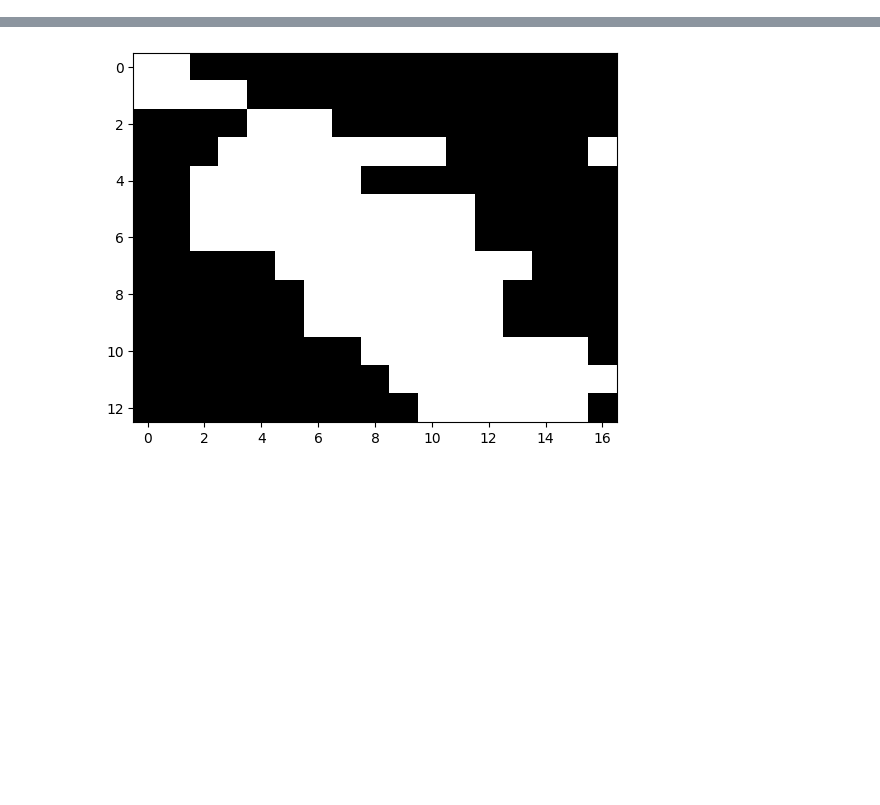
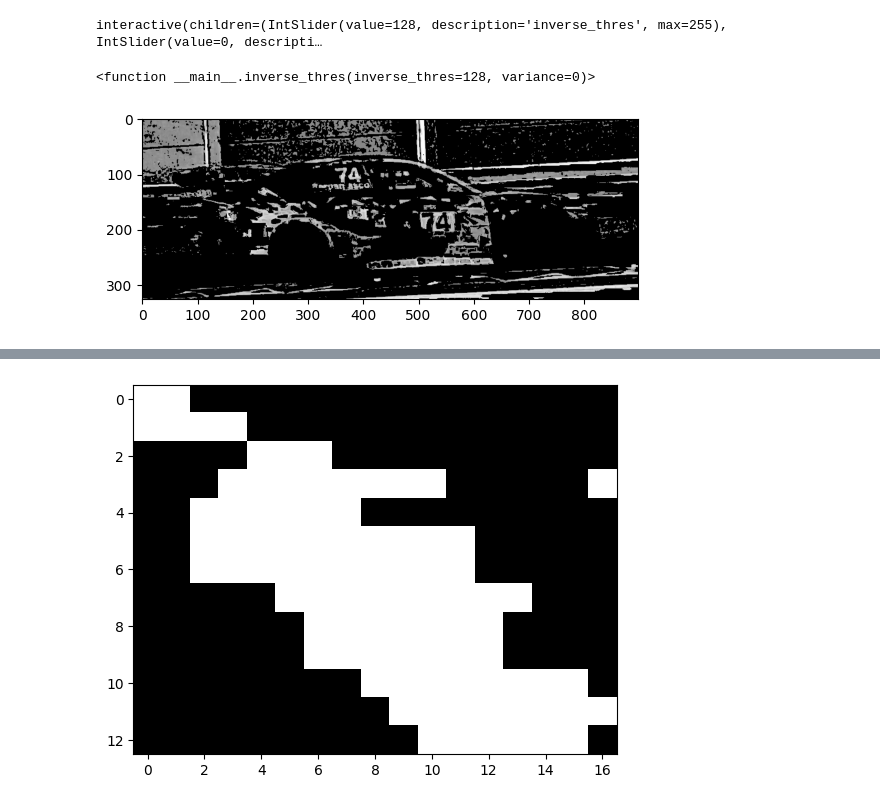
Before and after one commit to michelevantaggi02/riconoscimento_numeri, a Jupyter notebook: notebooks/adaptiveThreshold.ipynb, the cells around one changed output, grey strips where cells are left out. Saved outputs shown, nothing was run; the diff lists cells and outputs as text; code cells hidden in the pictures; blank space fills up the shorter version.

```diff
--- a/notebooks/adaptiveThreshold.ipynb
+++ b/notebooks/adaptiveThreshold.ipynb
@@ -4,4 +8,9 @@ import matplotlib.pyplot as plt
 # %%
-image_path = "D:/riconoscimento_numeri/imgs/mini/cuts/cut_27.png/0.jpg"
+image_path = "D:/riconoscimento_numeri/imgs/test_audi.png"
 
 image = cv2.imread(image_path, cv2.IMREAD_GRAYSCALE)
+
+image_color = cv2.imread(image_path, cv2.IMREAD_COLOR)
+
+print(image.ndim)
+print(type(image))
@@ -12,0 +71,33 @@ plt.imshow(image, cmap='gray')
+# %%
+import numpy as np
+
+def inverse_thres( inverse_thres = 128, variance = 0) :
+
+    new_image = np.zeros((len(image_color), len(image_color[0])), dtype=np.uint8)
+
+    for i in range(len(image_color)):
+        for j in range(len(image_color[i])):
+
+
+            mean = np.uint8(np.mean(image_color[i][j]))
+
+            var = np.var(image_color[i][j])
+
+            if mean > inverse_thres and var > variance:
+                new_image[i][j] = mean
+            else:
+                new_image[i][j] = 0
+
+    plt.imshow(new_image, cmap="gray")
+    plt.show()
+
+    return new_image
+
+interact(inverse_thres, inverse_thres = IntSlider(min=0, max=255, step=1, value=128), variance = IntSlider(min=0, max=255, step=1, value=0))
+# %% [output]
+interactive(children=(IntSlider(value=128, description='inverse_thres', max=255), IntSlider(value=0, descripti…
+<function __main__.inverse_thres(inverse_thres=128, variance=0)>
+# %%
+thres = inverse_thres(128, 44)
+# %% [output]
+[figure, added]
```
Also changed, not shown: parts of 11 cells of this notebook, 1 other file.
